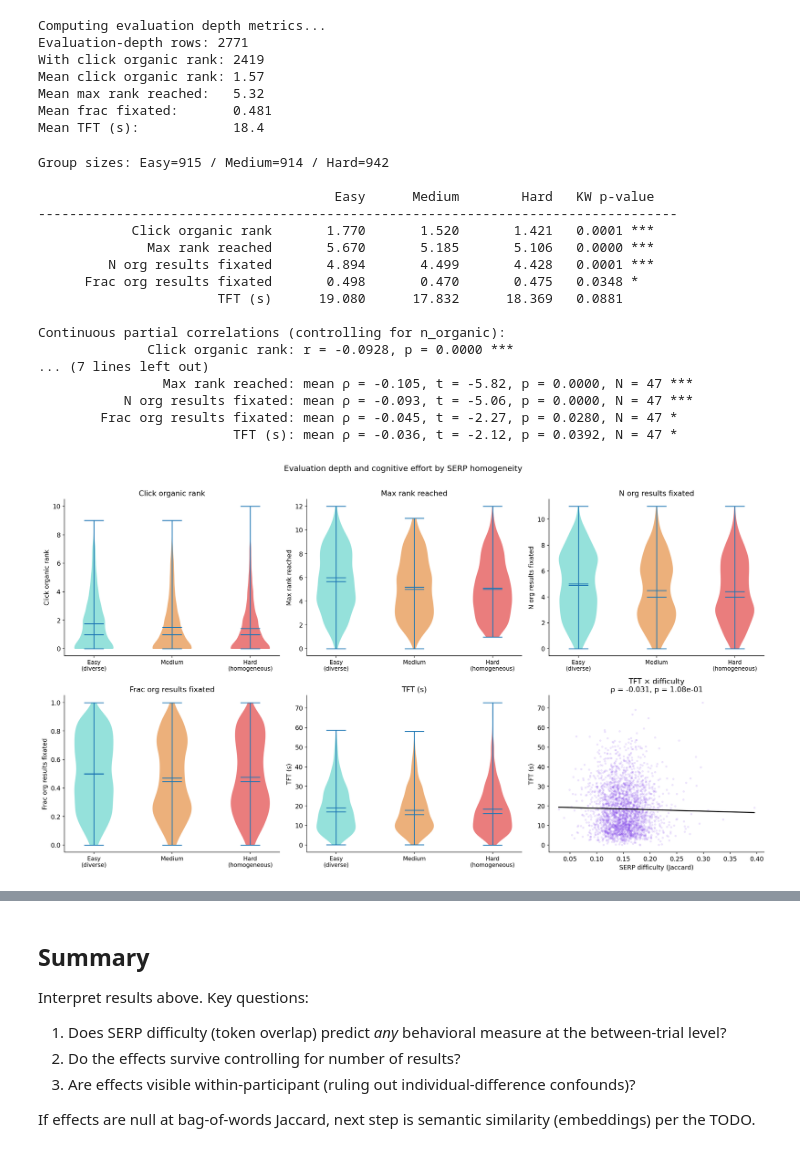
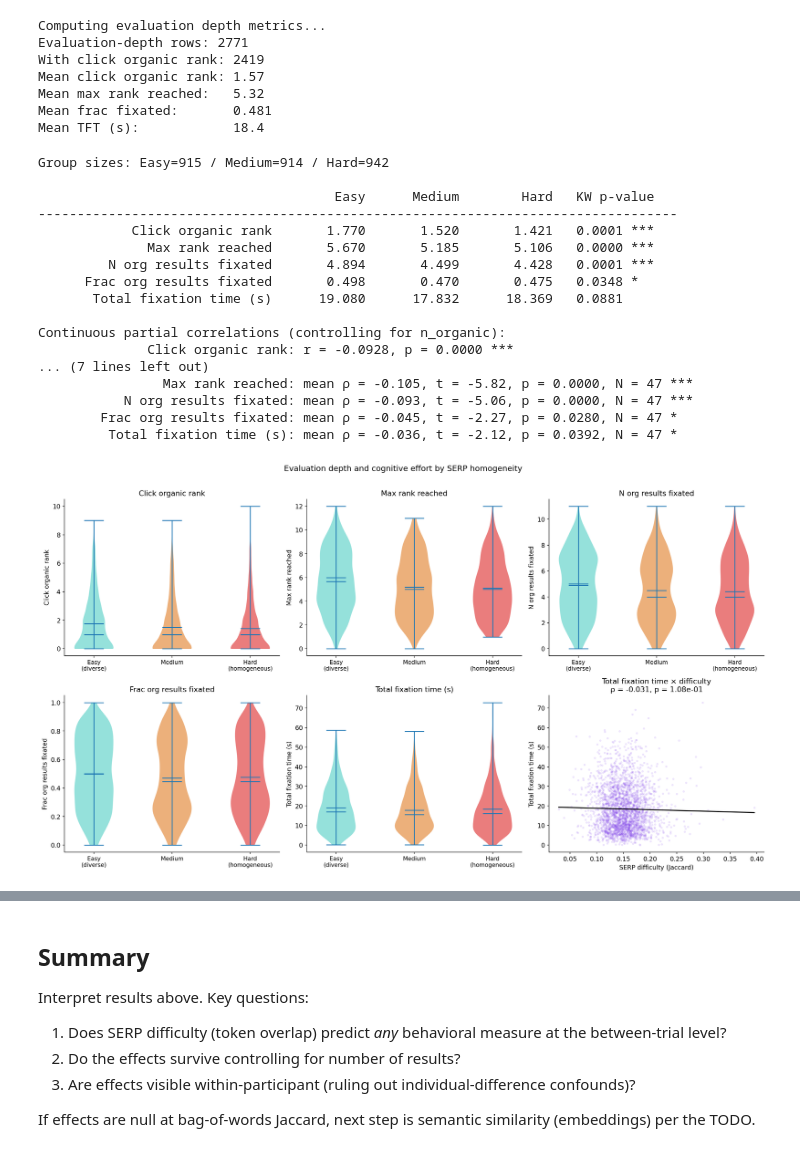
Before and after one commit to andyed/attentional-foraging, a Jupyter notebook: notebooks-v2/09_difficulty.ipynb, the cells around one changed output, grey strips where cells are left out. Saved outputs shown, nothing was run; the diff lists cells and outputs as text; code cells hidden in the pictures.

```diff
--- a/notebooks-v2/09_difficulty.ipynb
+++ b/notebooks-v2/09_difficulty.ipynb
@@ -697,7 +732,7 @@ metrics_depth = [
     ('max_reach', 'Max rank reached'),
     ('n_fixated', 'N org results fixated'),
     ('frac_fixated', 'Frac org results fixated'),
-    ('tft_s', 'TFT (s)'),
+    ('tft_s', 'Total fixation time (s)'),
 ]
 
 print(f"{'':>30s}  {'Easy':>10s}  {'Medium':>10s}  {'Hard':>10s}   KW p-value")
@@ -750,7 +785,7 @@ Group sizes: Easy=915 / Medium=914 / Hard=942
               Max rank reached       5.670       5.185       5.106   0.0000 ***
          N org results fixated       4.894       4.499       4.428   0.0001 ***
       Frac org results fixated       0.498       0.470       0.475   0.0348 *
-                       TFT (s)      19.080      17.832      18.369   0.0881
+       Total fixation time (s)      19.080      17.832      18.369   0.0881
 
 Continuous partial correlations (controlling for n_organic):
               Click organic rank: r = -0.0928, p = 0.0000 ***
@@ -758,7 +793,7 @@ Continuous partial correlations (controlling for n_organic):
                 Max rank reached: mean ρ = -0.105, t = -5.82, p = 0.0000, N = 47 ***
            N org results fixated: mean ρ = -0.093, t = -5.06, p = 0.0000, N = 47 ***
         Frac org results fixated: mean ρ = -0.045, t = -2.27, p = 0.0280, N = 47 *
-                         TFT (s): mean ρ = -0.036, t = -2.12, p = 0.0392, N = 47 *
+         Total fixation time (s): mean ρ = -0.036, t = -2.12, p = 0.0392, N = 47 *
 # %%
 # ── Plot: depth + cognitive-effort measures by diversity ──
 
@@ -767,33 +802,33 @@ colors = ['#4ecdc4', '#e07c24', '#dc2626']
 
 for idx, (key, label) in enumerate(metrics_depth):
     ax = axes[idx // 3, idx % 3]
     data = [[d[key] for d in groups_depth[name] if d[key] is not None]
             for name in ['Easy', 'Medium', 'Hard']]
     parts = ax.violinplot(data, positions=[1, 2, 3], showmeans=True, showmedians=True)
     for i, pc in enumerate(parts['bodies']):
         pc.set_facecolor(colors[i])
         pc.set_alpha(0.6)
     ax.set_xticks([1, 2, 3])
     ax.set_xticklabels(['Easy\n(diverse)', 'Medium', 'Hard\n(homogeneous)'], fontsize=10)
     ax.set_ylabel(label)
     ax.set_title(label)
 
 # Last panel: TFT continuous scatter
 ax = axes[1, 2]
 x = np.array([d['difficulty'] for d in depth])
 y = np.array([d['tft_s'] for d in depth])
 ax.scatter(x, y, alpha=0.1, s=8, color='#7c3aed', rasterized=True)
 r, p = stats.spearmanr(x, y)
 slope, intercept = np.polyfit(x, y, 1)
 xl = np.linspace(x.min(), x.max(), 100)
 ax.plot(xl, slope * xl + intercept, color='black', linewidth=1.8)
 ax.set_xlabel('SERP difficulty (Jaccard)')
-ax.set_ylabel('TFT (s)')
-ax.set_title(f'TFT × difficulty\nρ = {r:.3f}, p = {p:.2e}')
+ax.set_ylabel('Total fixation time (s)')
+ax.set_title(f'Total fixation time × difficulty\nρ = {r:.3f}, p = {p:.2e}')
 
 plt.suptitle("Evaluation depth and cognitive effort by SERP homogeneity", fontsize=14, y=1.01)
 plt.tight_layout()
 plt.savefig('plot_difficulty_depth.png', dpi=200, bbox_inches='tight')
 plt.show()
 # %% [output]
-[figure, old version]
+[figure, new version]
```
Also changed, not shown: parts of 5 cells of this notebook, 4 other files.
